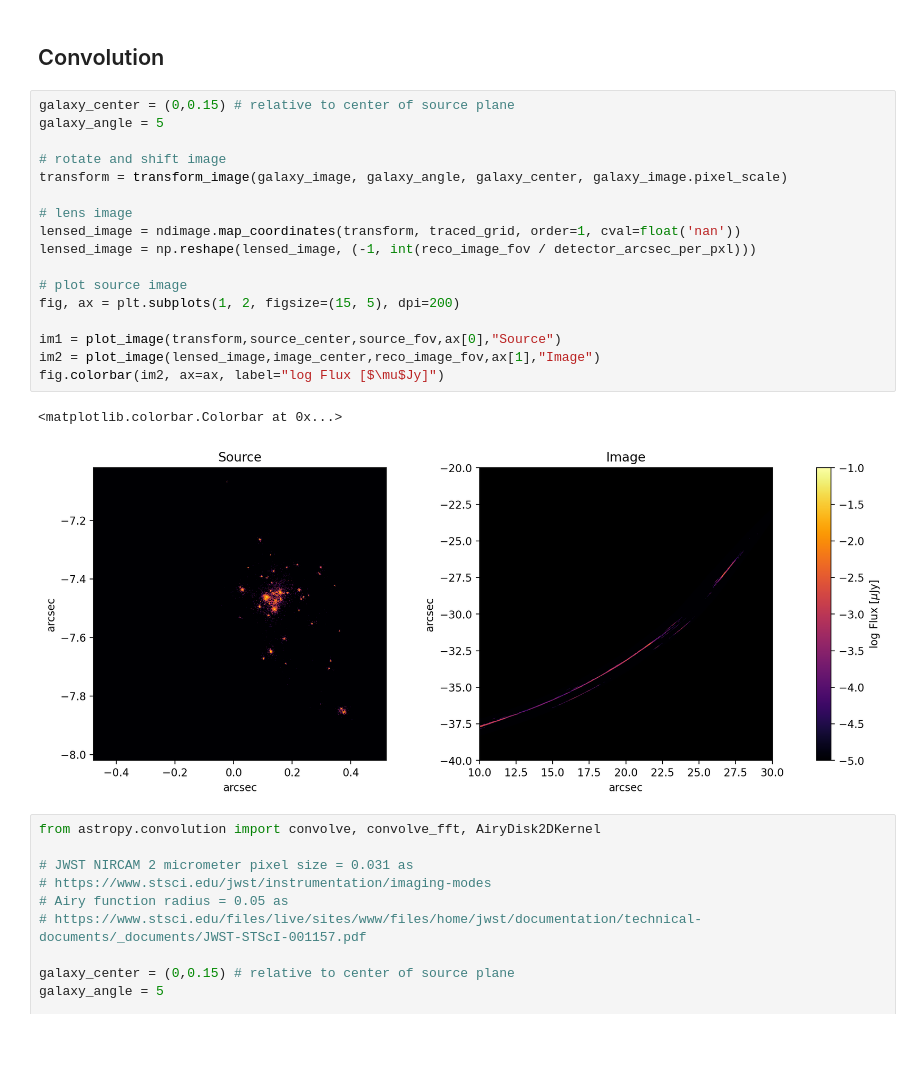
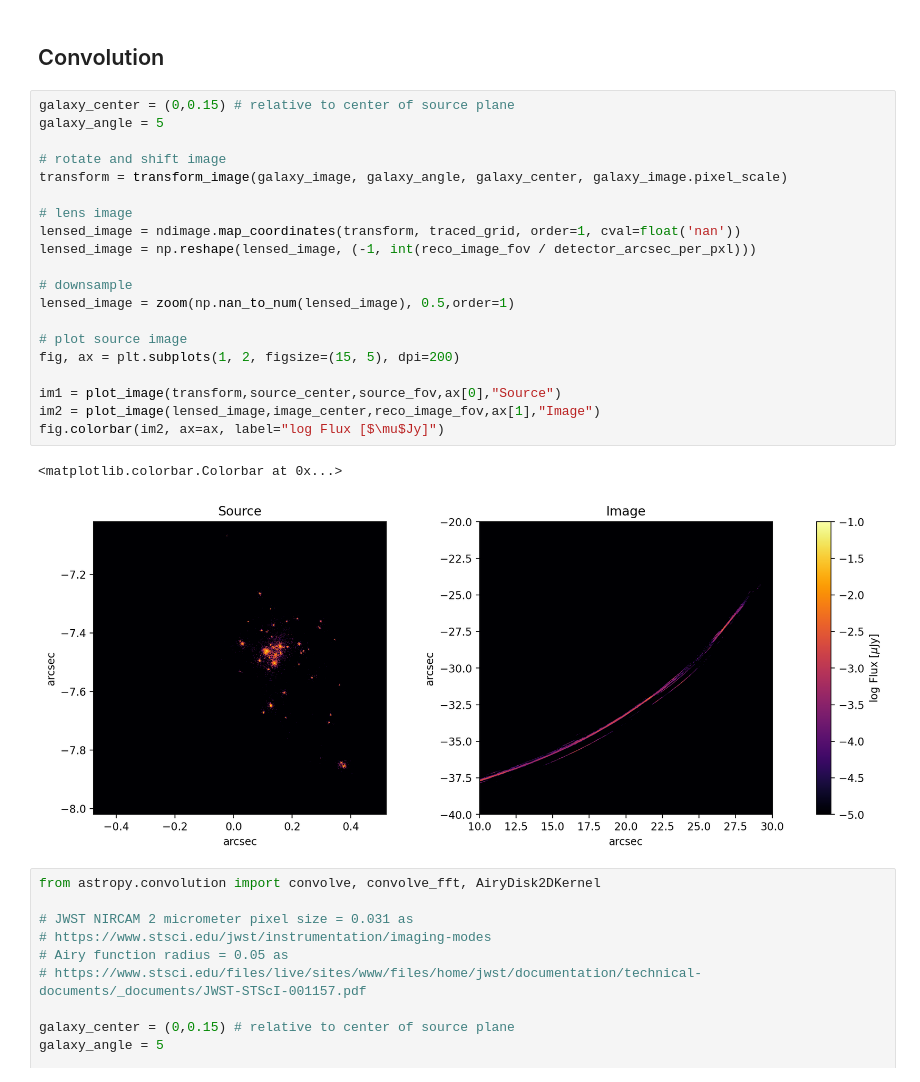
Before and after one commit to syp2001/gravitational-lensing, a Jupyter notebook: Lensing.ipynb, the cells around one changed output. Saved outputs shown, nothing was run; the diff lists cells and outputs as text; blank space fills up the shorter version.

```diff
--- a/Lensing.ipynb
+++ b/Lensing.ipynb
@@ -259,23 +345,26 @@ ax[0].set_ylim([-8,-7])
 # %%
 galaxy_center = (0,0.15) # relative to center of source plane
 galaxy_angle = 5
 
 # rotate and shift image
 transform = transform_image(galaxy_image, galaxy_angle, galaxy_center, galaxy_image.pixel_scale)
 
 # lens image
 lensed_image = ndimage.map_coordinates(transform, traced_grid, order=1, cval=float('nan'))
 lensed_image = np.reshape(lensed_image, (-1, int(reco_image_fov / detector_arcsec_per_pxl)))
 
+# downsample
+lensed_image = zoom(np.nan_to_num(lensed_image), 0.5,order=1)
+
 # plot source image
 fig, ax = plt.subplots(1, 2, figsize=(15, 5), dpi=200)
 
 im1 = plot_image(transform,source_center,source_fov,ax[0],"Source")
 im2 = plot_image(lensed_image,image_center,reco_image_fov,ax[1],"Image")
 fig.colorbar(im2, ax=ax, label="log Flux [$\mu$Jy]")
 # %% [output]
 <matplotlib.colorbar.Colorbar at 0x...>
-[figure, old version]
+[figure, new version]
 # %%
 from astropy.convolution import convolve, convolve_fft, AiryDisk2DKernel
 
```
Also changed, not shown: parts of 8 cells of this notebook.
